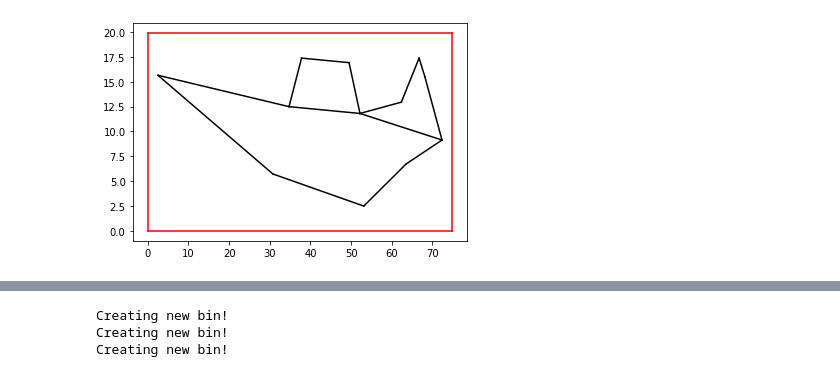
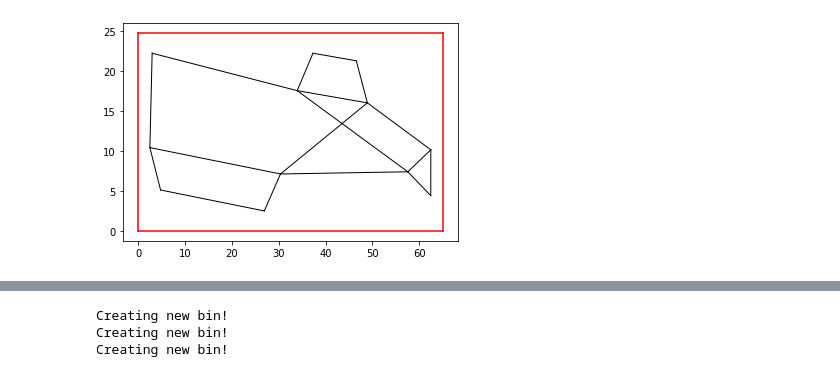
Before and after one commit to marinelligiovanna/paper-model-nest, a Jupyter notebook: pynest/notebooks/test_blpacker.ipynb, the cells around one changed output, grey strips where cells are left out. Cells and saved outputs as stored; diff of their text form; code cells hidden in the pictures.

Commit message:
changed plot

```diff
--- a/pynest/notebooks/test_blpacker.ipynb
+++ b/pynest/notebooks/test_blpacker.ipynb
@@ -14,3 +15,12 @@ from pynest.elements.rect import Rect
 data_path = f"{os.getcwd()}/pynest/data/svgs"
 # %%
 model = PaperModel(f'{data_path}/harry-potter.svg')
+# %%
+piece = model.pieces[20]
+points = [s.points for s in piece.segments]
+points = list(set(points))
+
+for p in points:
+    x = p[0]
+    y = p[1]
+    plt.plot(x,y, 'k-', lw=1)
@@ -17,10 +29,10 @@ model = PaperModel(f'{data_path}/harry-potter.svg')
 # %%
 rects = []
 
 for piece in model.pieces:
     br = MinBoundingRect(piece)
     rects.append(br)
 
-rects[0].plot()
+rects[2].plot()
 # %% [output]
-[figure, old version]
+[figure, new version]
```
Also changed, not shown: parts of 4 cells of this notebook, 3 other files.
